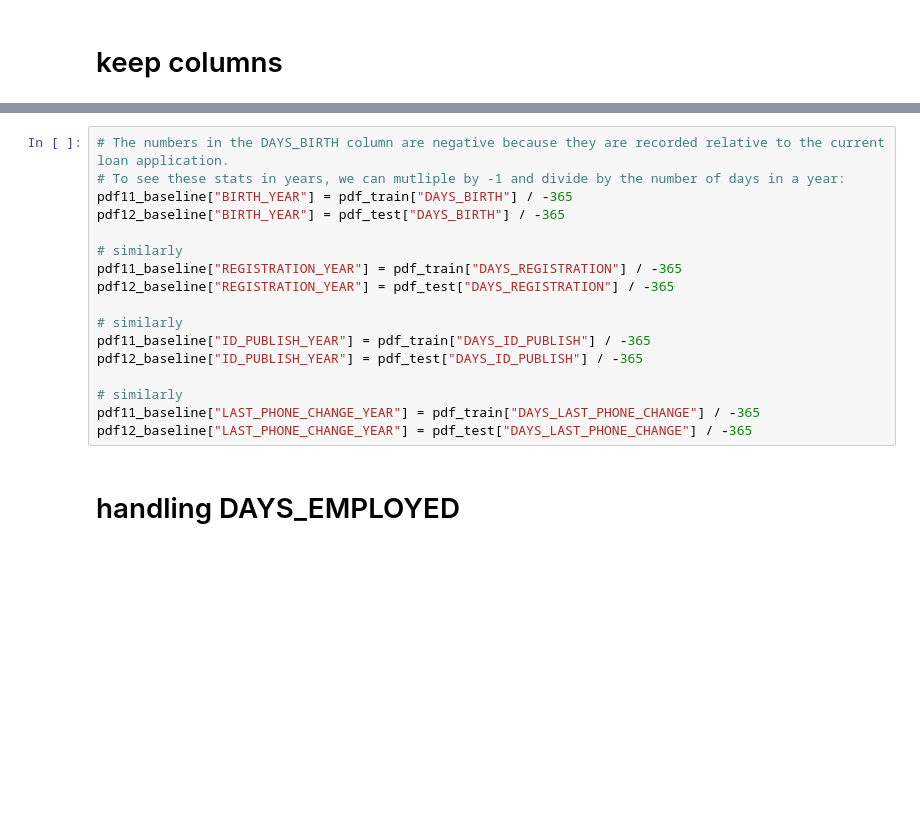
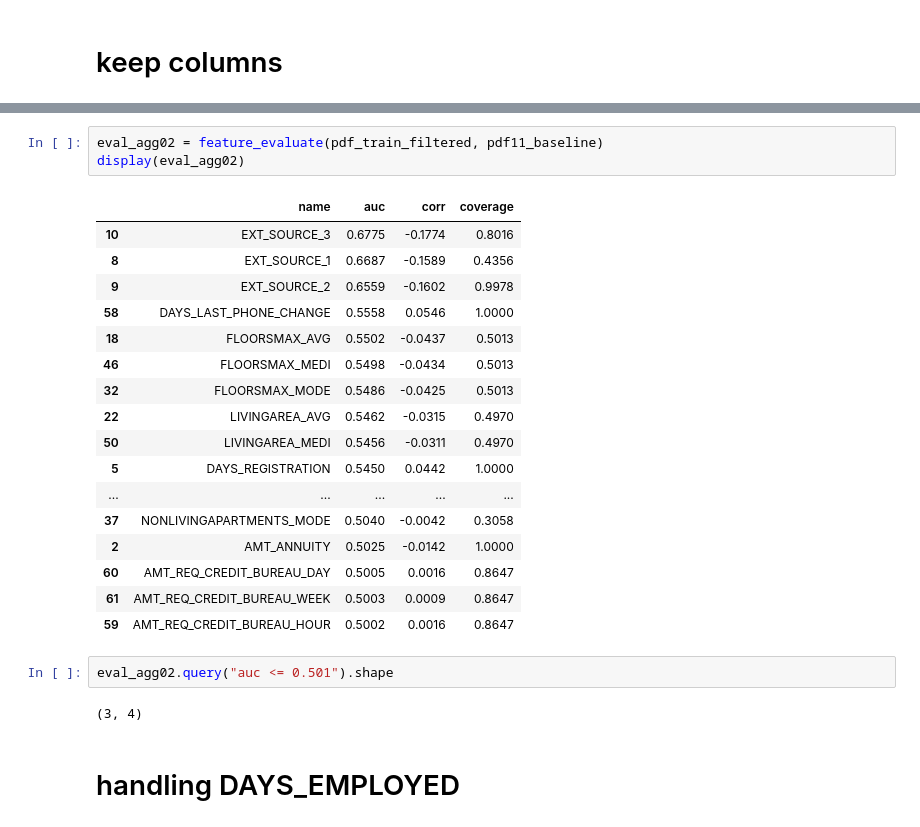
Before and after one commit to ongxuanhong/data-science-mini-course, a Jupyter notebook: 04_feature_engineering/001_baseline.ipynb, the cells around one changed output, grey strips where cells are left out. Drawn from its saved outputs; the diff is of its cells as text; blank space fills up the shorter version.

```diff
--- a/04_feature_engineering/001_baseline.ipynb
+++ b/04_feature_engineering/001_baseline.ipynb
@@ -241,20 +346,28 @@ display(pdf11_baseline.head().T)
-# %%
-# The numbers in the DAYS_BIRTH column are negative because they are recorded relative to the current loan application.
-# To see these stats in years, we can mutliple by -1 and divide by the number of days in a year:
-pdf11_baseline["BIRTH_YEAR"] = pdf_train["DAYS_BIRTH"] / -365
-pdf12_baseline["BIRTH_YEAR"] = pdf_test["DAYS_BIRTH"] / -365
-
-# similarly
-pdf11_baseline["REGISTRATION_YEAR"] = pdf_train["DAYS_REGISTRATION"] / -365
-pdf12_baseline["REGISTRATION_YEAR"] = pdf_test["DAYS_REGISTRATION"] / -365
-
-# similarly
-pdf11_baseline["ID_PUBLISH_YEAR"] = pdf_train["DAYS_ID_PUBLISH"] / -365
-pdf12_baseline["ID_PUBLISH_YEAR"] = pdf_test["DAYS_ID_PUBLISH"] / -365
-
-# similarly
-pdf11_baseline["LAST_PHONE_CHANGE_YEAR"] = pdf_train["DAYS_LAST_PHONE_CHANGE"] / -365
-pdf12_baseline["LAST_PHONE_CHANGE_YEAR"] = pdf_test["DAYS_LAST_PHONE_CHANGE"] / -365
+# %%
+eval_agg02 = feature_evaluate(pdf_train_filtered, pdf11_baseline)
+display(eval_agg02)
+# %% [output]
+|  | name | auc | corr | coverage |
+| 10 | EXT_SOURCE_3 | 0.6775 | -0.1774 | 0.8016 |
+| 8 | EXT_SOURCE_1 | 0.6687 | -0.1589 | 0.4356 |
+| 9 | EXT_SOURCE_2 | 0.6559 | -0.1602 | 0.9978 |
+| 58 | DAYS_LAST_PHONE_CHANGE | 0.5558 | 0.0546 | 1.0000 |
+| 18 | FLOORSMAX_AVG | 0.5502 | -0.0437 | 0.5013 |
+| 46 | FLOORSMAX_MEDI | 0.5498 | -0.0434 | 0.5013 |
+| 32 | FLOORSMAX_MODE | 0.5486 | -0.0425 | 0.5013 |
+| 22 | LIVINGAREA_AVG | 0.5462 | -0.0315 | 0.4970 |
+| 50 | LIVINGAREA_MEDI | 0.5456 | -0.0311 | 0.4970 |
+| 5 | DAYS_REGISTRATION | 0.5450 | 0.0442 | 1.0000 |
+| ... | ... | ... | ... | ... |
+| 37 | NONLIVINGAPARTMENTS_MODE | 0.5040 | -0.0042 | 0.3058 |
+| 2 | AMT_ANNUITY | 0.5025 | -0.0142 | 1.0000 |
+| 60 | AMT_REQ_CREDIT_BUREAU_DAY | 0.5005 | 0.0016 | 0.8647 |
+| 61 | AMT_REQ_CREDIT_BUREAU_WEEK | 0.5003 | 0.0009 | 0.8647 |
+| 59 | AMT_REQ_CREDIT_BUREAU_HOUR | 0.5002 | 0.0016 | 0.8647 |
+# %%
+eval_agg02.query("auc <= 0.501").shape
+# %% [output]
+(3, 4)
 # %% [markdown]
 # handling DAYS_EMPLOYED
 # %%
```
Also changed, not shown: parts of 27 cells of this notebook, 1 other file.
